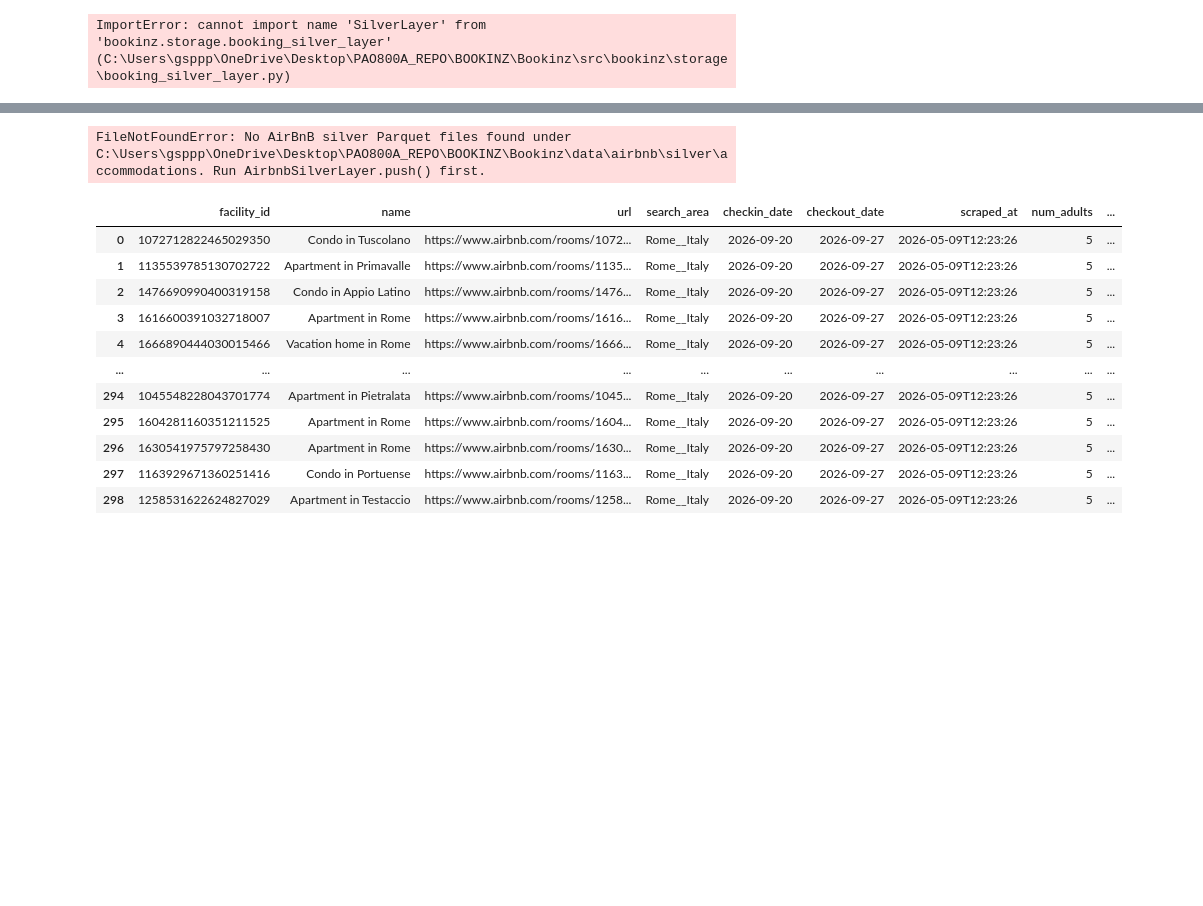
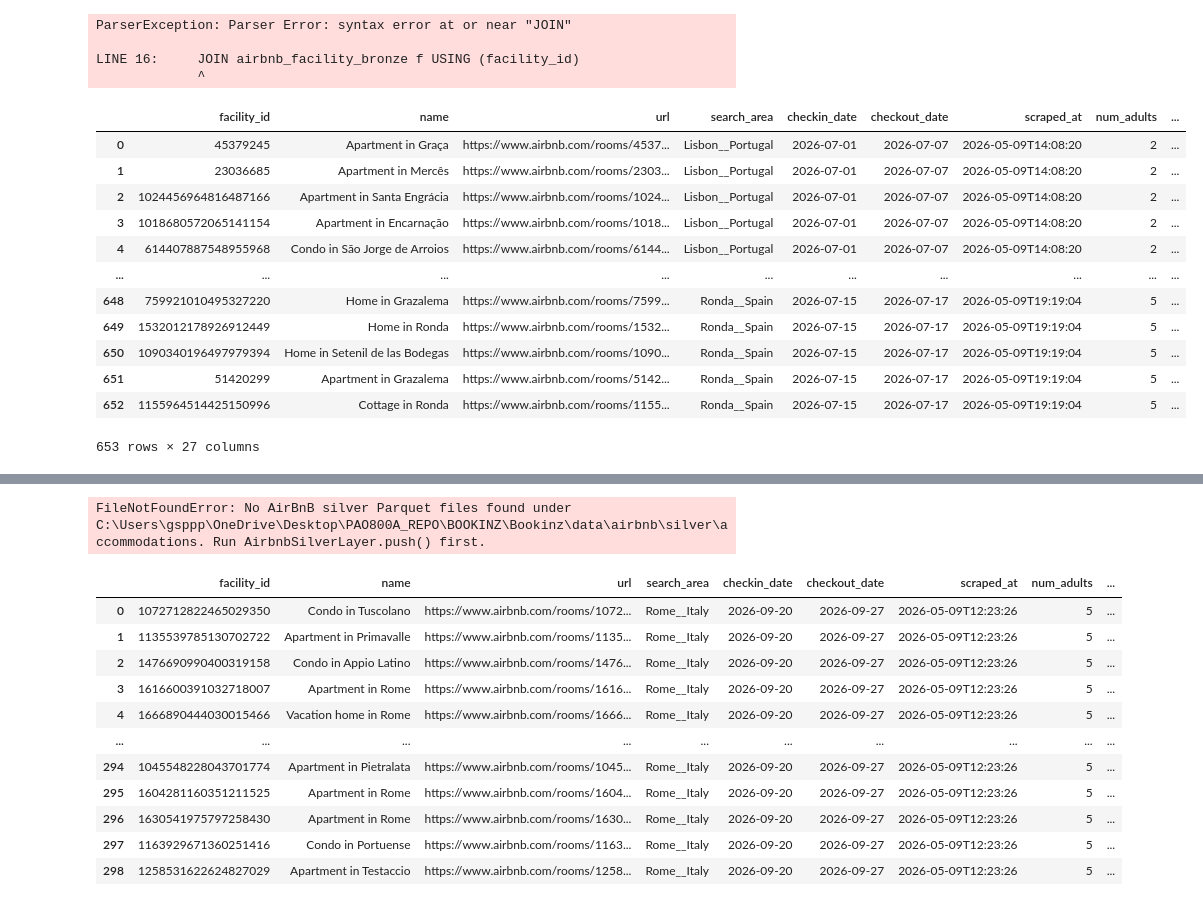
Before and after one commit to pao800a/Bookinz, a Jupyter notebook: explore.ipynb, the cells around one changed output, grey strips where cells are left out. Saved outputs shown, nothing was run; the diff lists cells and outputs as text; code cells hidden in the pictures; blank space fills up the shorter version.

```diff
--- a/explore.ipynb
+++ b/explore.ipynb
@@ -1,13 +1,63 @@
 # %%
-from bookinz.storage import BookingBronzeLayer, BookingSilverLayer
-bl = BookingBronzeLayer("data")
-sl = BookingSilverLayer("data")
+from bookinz.storage import BookingSilverLayer, AirbnbSilverLayer, AirbnbFacilityBronzeLayer, DataLake
+
+dl = DataLake("data")
+
+# Push-capable instances (only needed for ETL operations, not for queries)
+bsl = BookingSilverLayer("data")
+asl = AirbnbSilverLayer("data")
+afl = AirbnbFacilityBronzeLayer("data")
 
 # Bronze (raw scraped rows)
-df = bl.query("SELECT * FROM booking_bronze WHERE search_area = 'Roma__Italy'")
+df_book_bl = dl.query("SELECT * FROM bronze.booking.accommodations WHERE search_area = 'Ronda__Spain'")
+df_book_sl = dl.query("SELECT * FROM silver.booking.accommodations WHERE city = 'Ronda'")
 
-# Silver (cleaned, deduplicated)
-df = sl.query("SELECT * FROM booking_silver ORDER BY quality_price_score DESC")
+df_abnb_bl = dl.query("SELECT * FROM bronze.airbnb.accommodations")
+df_abnb_sl = dl.query("SELECT * FROM silver.airbnb.accommodations")
+
+df_abnb_fac_bl = dl.query("SELECT * FROM bronze.airbnb.facility")
-# %% [output]
-ImportError: cannot import name 'SilverLayer' from 'bookinz.storage.booking_silver_layer' (C:\Users\gsppp\OneDrive\Desktop\PAO800A_REPO\BOOKINZ\Bookinz\src\bookinz\storage\booking_silver_layer.py)
+# %%
+con = dl.connection()
+
+try:
+    df = con.execute("""
+        SELECT
+            s.facility_id,
+            s.city,
+            s.total_price,
+            s.price_per_night,
+            s.rating          AS search_rating,
+            f.num_bedrooms,
+            f.num_guests,
+            f.is_superhost,
+            f.amenity_pool,
+            f.amenity_wifi,
+            f.cancellation_policy
+        FROM silver.airbnb.accommodations s
+        JOIN bronze.airbnb.facility f USING (facility_id)
+        WHERE s.city = 'Tirana'
+    """).df()
+finally:
+    con.close()
+# %% [output]
+ParserException: Parser Error: syntax error at or near "JOIN"
+
+LINE 16:     JOIN airbnb_facility_bronze f USING (facility_id)
+             ^
+# %%
+df_abnb_bl
+# %% [output]
+|  | facility_id | name | url | search_area | checkin_date | checkout_date | scraped_at | num_adults | ... |
+| 0 | 45379245 | Apartment in Graça | https://www.airbnb.com/rooms/4537... | Lisbon__Portugal | 2026-07-01 | 2026-07-07 | 2026-05-09T14:08:20 | 2 | ... |
+| 1 | 23036685 | Apartment in Mercês | https://www.airbnb.com/rooms/2303... | Lisbon__Portugal | 2026-07-01 | 2026-07-07 | 2026-05-09T14:08:20 | 2 | ... |
+| 2 | 1024456964816487166 | Apartment in Santa Engrácia | https://www.airbnb.com/rooms/1024... | Lisbon__Portugal | 2026-07-01 | 2026-07-07 | 2026-05-09T14:08:20 | 2 | ... |
+| 3 | 1018680572065141154 | Apartment in Encarnação | https://www.airbnb.com/rooms/1018... | Lisbon__Portugal | 2026-07-01 | 2026-07-07 | 2026-05-09T14:08:20 | 2 | ... |
+| 4 | 614407887548955968 | Condo in São Jorge de Arroios | https://www.airbnb.com/rooms/6144... | Lisbon__Portugal | 2026-07-01 | 2026-07-07 | 2026-05-09T14:08:20 | 2 | ... |
+| ... | ... | ... | ... | ... | ... | ... | ... | ... | ... |
+| 648 | 759921010495327220 | Home in Grazalema | https://www.airbnb.com/rooms/7599... | Ronda__Spain | 2026-07-15 | 2026-07-17 | 2026-05-09T19:19:04 | 5 | ... |
+| 649 | 1532012178926912449 | Home in Ronda | https://www.airbnb.com/rooms/1532... | Ronda__Spain | 2026-07-15 | 2026-07-17 | 2026-05-09T19:19:04 | 5 | ... |
+| 650 | 1090340196497979394 | Home in Setenil de las Bodegas | https://www.airbnb.com/rooms/1090... | Ronda__Spain | 2026-07-15 | 2026-07-17 | 2026-05-09T19:19:04 | 5 | ... |
+| 651 | 51420299 | Apartment in Grazalema | https://www.airbnb.com/rooms/5142... | Ronda__Spain | 2026-07-15 | 2026-07-17 | 2026-05-09T19:19:04 | 5 | ... |
+| 652 | 1155964514425150996 | Cottage in Ronda | https://www.airbnb.com/rooms/1155... | Ronda__Spain | 2026-07-15 | 2026-07-17 | 2026-05-09T19:19:04 | 5 | ... |
+653 rows × 27 columns
 # %%
```
Also changed, not shown: parts of 8 cells of this notebook, 29 other files.
